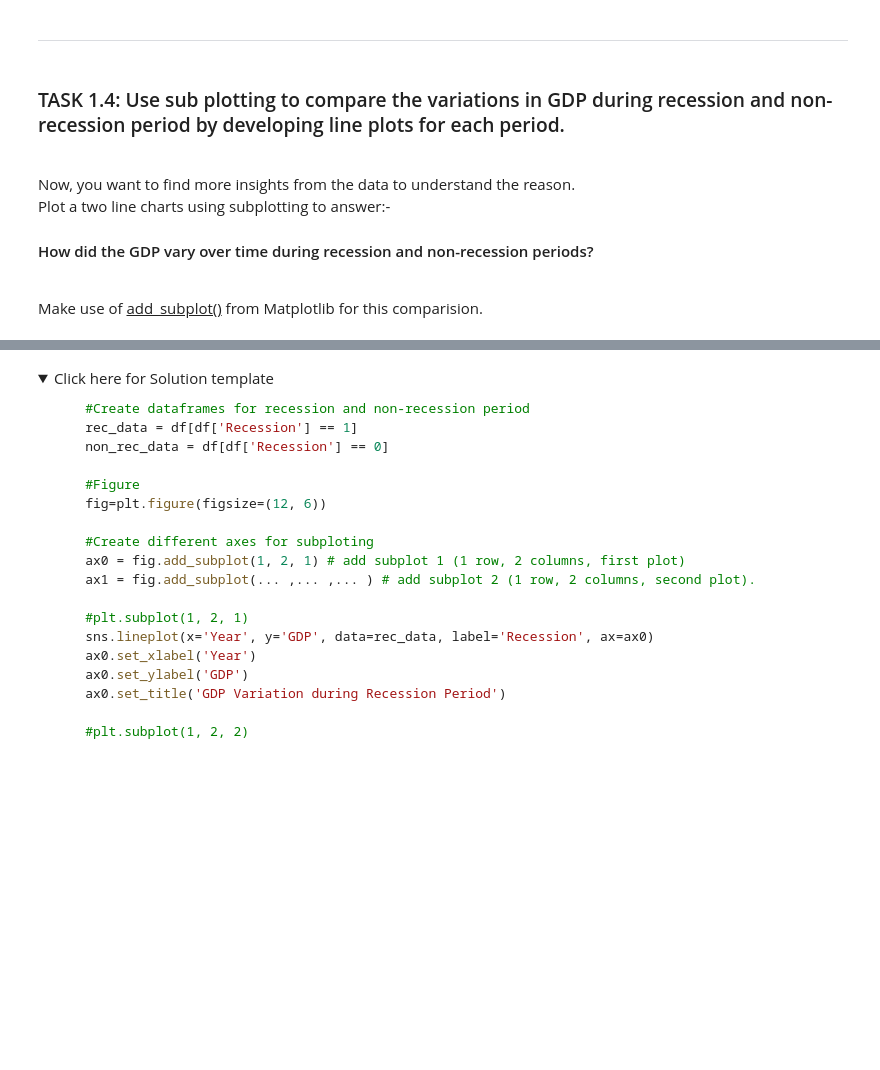
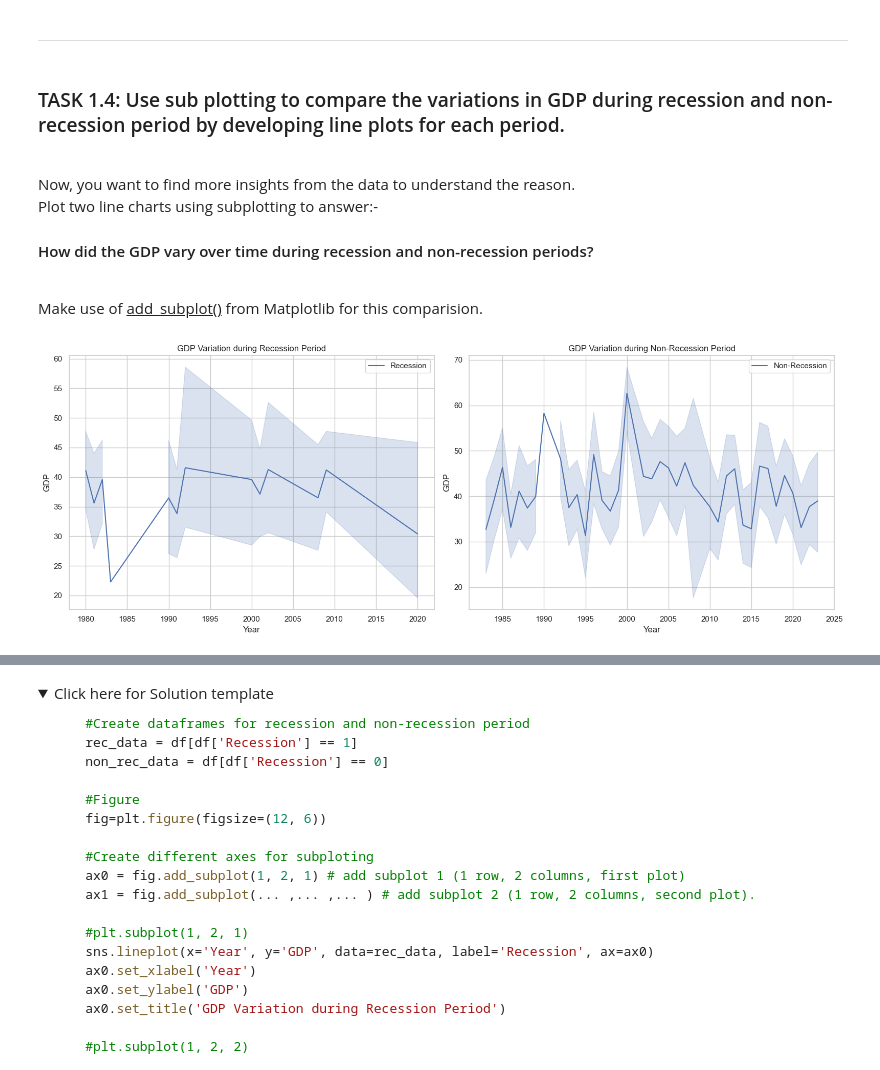
Before and after one commit to mrwoodzi/Data_Science_Certs_Progress, a Jupyter notebook: IBM_Data_Analytics_Professional_Cert/Projects/Final-Assignment-Part-1.jupyterlite.ipynb, the cells around one changed output, grey strips where cells are left out. Drawn from its saved outputs; the diff is of its cells as text; code cells hidden in the pictures; folded sections open; blank space fills up the shorter version.

```diff
--- a/IBM_Data_Analytics_Professional_Cert/Projects/Final-Assignment-Part-1.jupyterlite.ipynb
+++ b/IBM_Data_Analytics_Professional_Cert/Projects/Final-Assignment-Part-1.jupyterlite.ipynb
@@ -502,6 +508,54 @@ Save this plot as "Bar_Chart.png"</span><br>
 ---
 # %% [markdown]
 ### TASK 1.4: Use sub plotting to compare the variations in GDP during recession and non-recession period by developing line plots for each period.
-<br>Now, you want to find more insights from the data to understand the reason. <br>Plot a two line charts using subplotting to answer:-
+<br>Now, you want to find more insights from the data to understand the reason. <br>Plot two line charts using subplotting to answer:-
 #### How did the GDP vary over time during recession and non-recession periods?
 <br>Make use of <u>add_subplot()</u> from Matplotlib for this comparision.
+# %%
+df_recession_1 = df[df['Recession'] == 1]
+df_recession_0 = df[df['Recession'] == 0]
+
+# Create a figure with Four axes - two rows, two columns
+fig = plt.figure(figsize=(16, 6))
+
+# Add_subplots
+ax0 = fig.add_subplot(1, 2, 1) # add subplot 1 (1 row, 2 columns, first plot)
+ax1 = fig.add_subplot(1, 2 ,2 ) # add subplot 2 (1 row, 2 columns, second plot).
+
+#plt.subplot(1, 2, 1)
+sns.lineplot(x='Year', y='GDP', data=df_recession_1, label='Recession', ax=ax0)
+ax0.set_xlabel('Year')
+ax0.set_ylabel('GDP')
+ax0.set_title('GDP Variation during Recession Period')
+
+
+#plt.subplot(1, 2, 2)
+sns.lineplot(x='Year', y='GDP', data=df_recession_0, label='Non-Recession', ax=ax1)
+ax1.set_xlabel('Year')
+ax1.set_ylabel('GDP')
+ax1.set_title('GDP Variation during Non-Recession Period')
+
+plt.tight_layout()
+plt.show()
+
+# #------------------------------------------------Alternatively--------------
+# #Using subplot()
+# plt.figure(figsize=(............, ..........))
+
+# #subplot 1
+# plt.subplot(1, 2, 1)
+# sns.lineplot(x='.........', y='......', data=.........., label='......')
+# plt.xlabel('.......')
+# plt.ylabel('..........')
+# plt.legend()
+# #subplot 1
+# plt.subplot(1, 2, 2)
+# sns.lineplot(x='.........', y='......', data=.........., label='......')
+# plt.xlabel('.......')
+# plt.ylabel('..........')
+# plt.legend()
+
+# plt.tight_layout()
+# plt.show()
+# %% [output]
+[figure, added]
```
Also changed, not shown: parts of 7 cells of this notebook, 1 other file.
